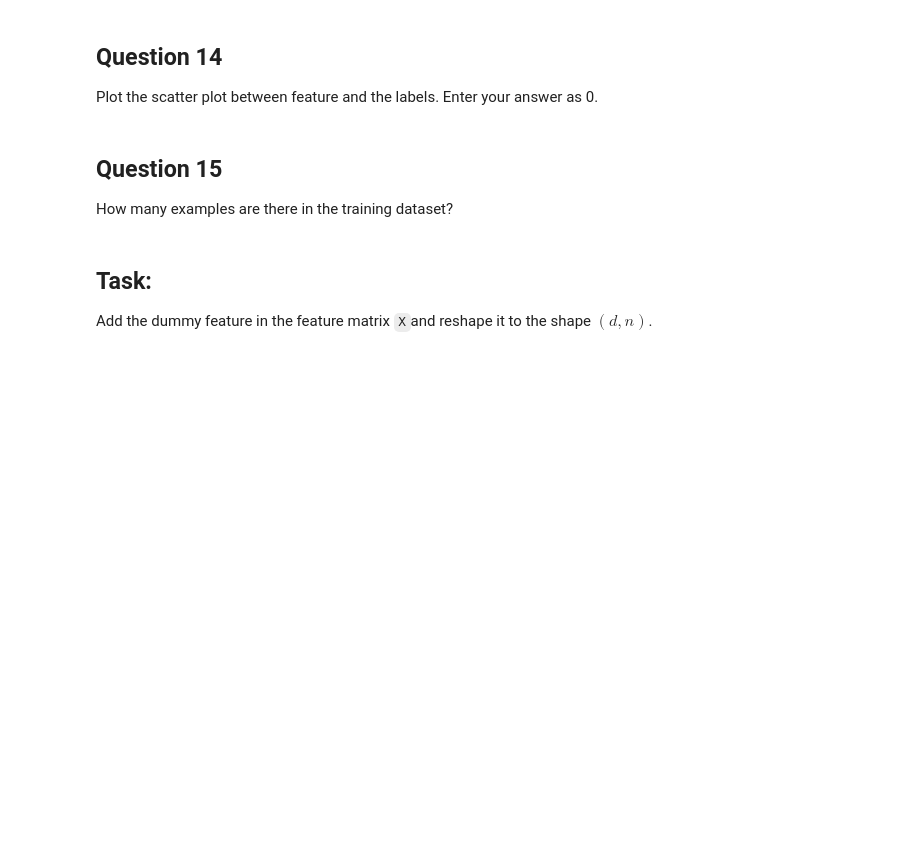
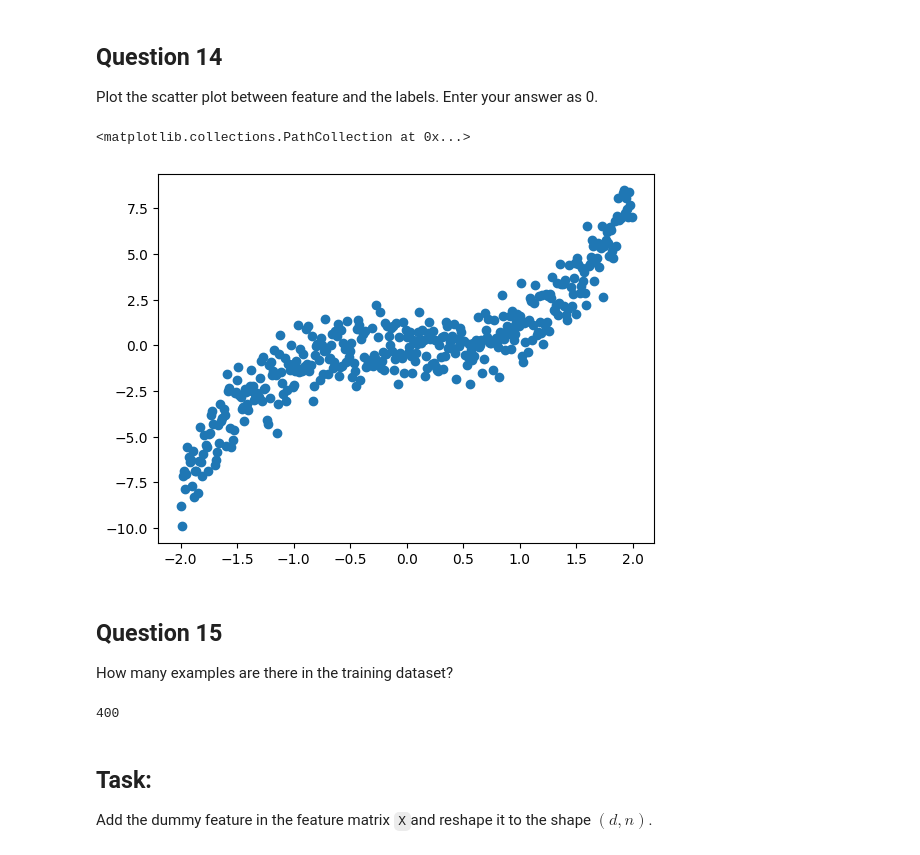
Before and after one commit to raj-jaiswal/Machine-Learning-Techniques, a Jupyter notebook: Week_5_Linear_and_Kernelized_Regression.ipynb, the cells around one changed output. Cells and saved outputs as stored; diff of their text form; code cells hidden in the pictures; blank space fills up the shorter version.

```diff
--- a/Week_5_Linear_and_Kernelized_Regression.ipynb
+++ b/Week_5_Linear_and_Kernelized_Regression.ipynb
@@ -232,11 +232,18 @@ y = X**3 + rng.normal(0, 1, X.shape[0]).reshape(-1, 1)
 Plot the scatter plot between feature and the labels. Enter your answer as 0.
 # %%
 ## Enter your solution here
+plt.scatter(X, y)
+# %% [output]
+<matplotlib.collections.PathCollection at 0x...>
+[figure, added]
 # %% [markdown]
 ## Question 15
 How many examples are there in the training dataset?
 # %%
 ## Enter your solution here
+X.shape[0]
+# %% [output]
+400
 # %% [markdown]
 ## Task:
 
```
Also changed, not shown: parts of 8 cells of this notebook.
